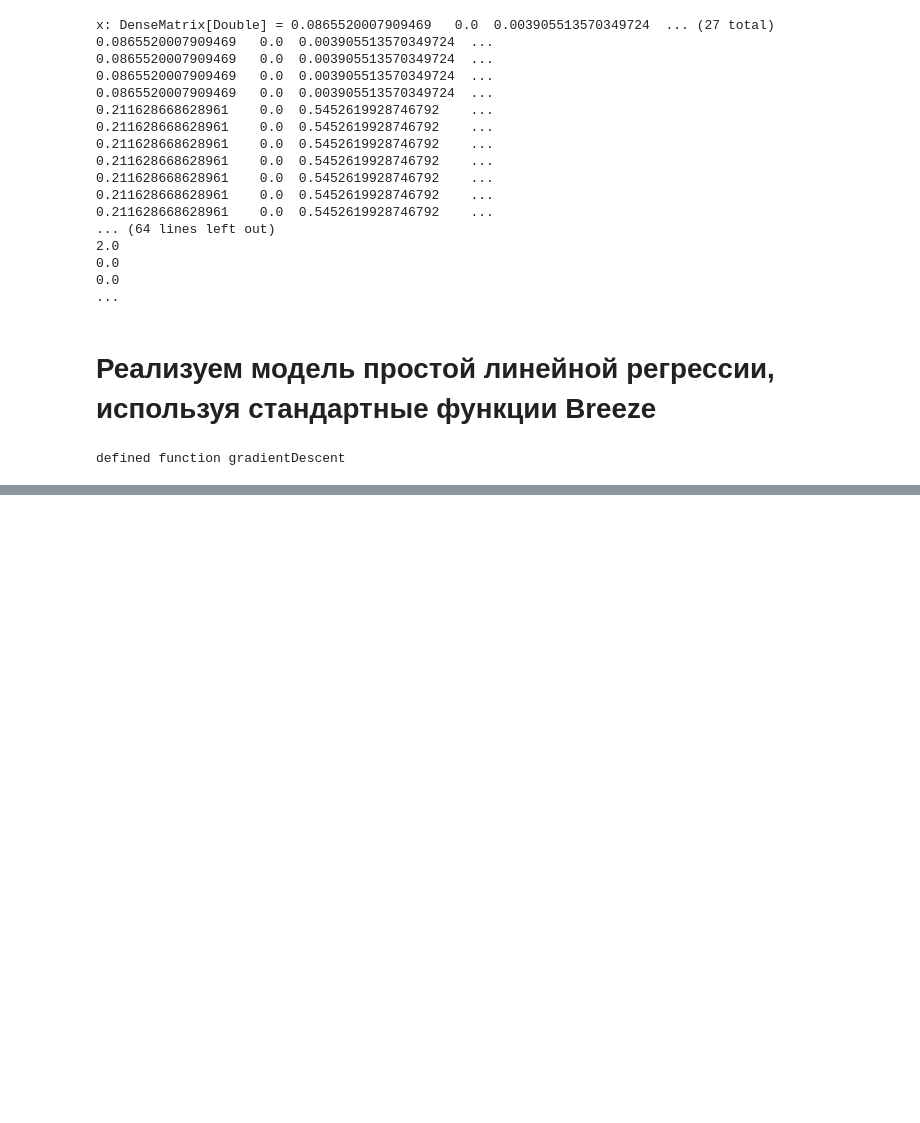
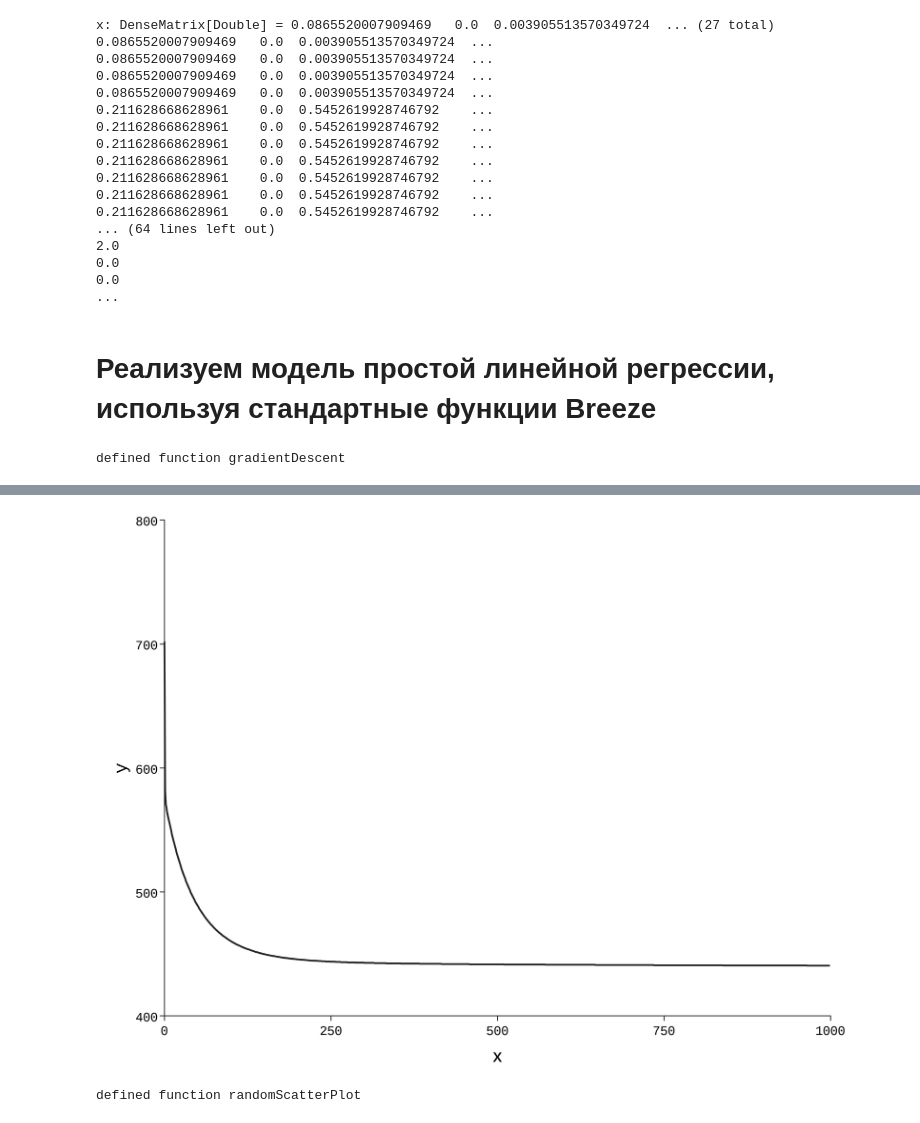
Before and after one commit to YuriyKrasilnikov/otus-BigData, a Jupyter notebook: HomeWork1-Scala-Breeze.ipynb, the cells around one changed output, grey strips where cells are left out. Drawn from its saved outputs; the diff is of its cells as text; code cells hidden in the pictures; blank space fills up the shorter version.

Commit message:
add cost plot

```diff
--- a/HomeWork1-Scala-Breeze.ipynb
+++ b/HomeWork1-Scala-Breeze.ipynb
@@ -543,0 +573,15 @@ cost: Double = 445.69007646709116
+# %%
+def randomScatterPlot(array:List[Double]) = {
+    val data = array.zipWithIndex.map{case (x, i)=>{Point(i.toDouble, x)}}
+    LinePlot(data)
+        .xAxis()
+        .yAxis()
+        .frame()
+        .xLabel("x")
+        .yLabel("y")
+        .render()
+}
+showPlot(randomScatterPlot(cost))
+# %% [output]
+[figure, added]
+defined function randomScatterPlot
```
Also changed, not shown: parts of 9 cells of this notebook.
